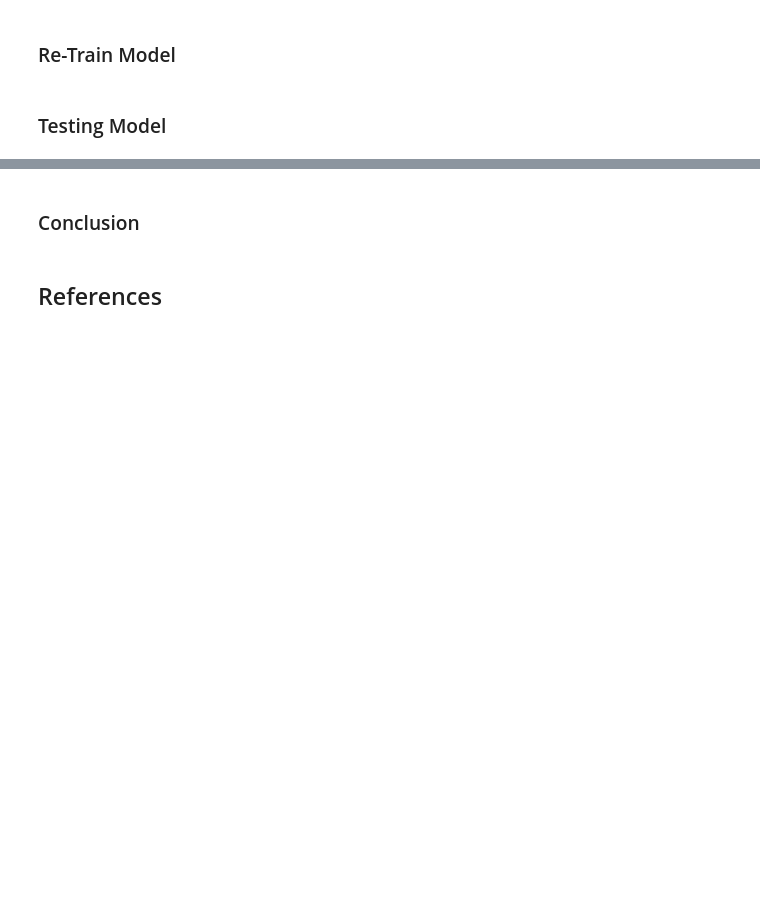
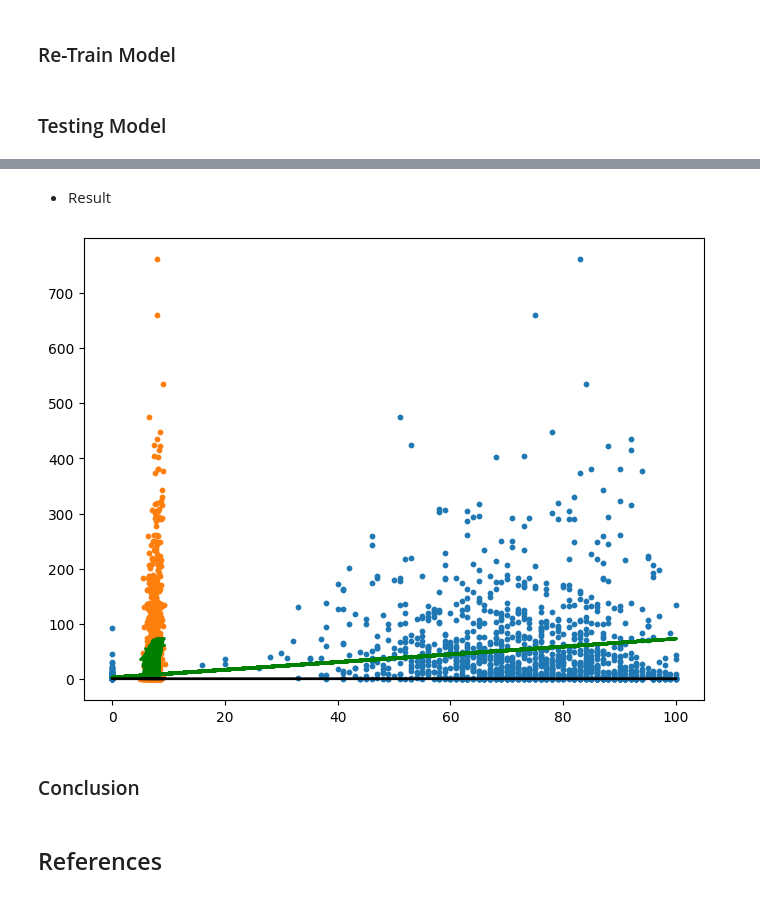
Before and after one commit to trandainien1/IntroDS_Final_Project, a Jupyter notebook: main.ipynb, the cells around one changed output, grey strips where cells are left out. Cells and saved outputs as stored; diff of their text form; code cells hidden in the pictures; blank space fills up the shorter version.

```diff
--- a/main.ipynb
+++ b/main.ipynb
@@ -1236,3 +1223,18 @@ plt.legend(loc="lower right")
+# %% [markdown]
+- Result
+# %%
+fig = plt.figure(figsize=(8,6))
+
+y_pred_line_1 = model_1.predict(X)
+y_pred_line_2 = model_2.predict(X)
+
+plt.scatter(X['Metascore'], y, s=10)
+plt.scatter(X['Rating'], y, s=10)
+plt.plot(X, y_pred_line_1, color='green', linewidth=2, label='Linear Regression')
+plt.plot(X, y_pred_line_2, color='black', linewidth=2, label='Logistic Regression')
+plt.show()
+# %% [output]
+[figure, added]
 # %% [markdown]
 ### Conclusion
 # %% [markdown]
```
Also changed, not shown: parts of 12 cells of this notebook.
